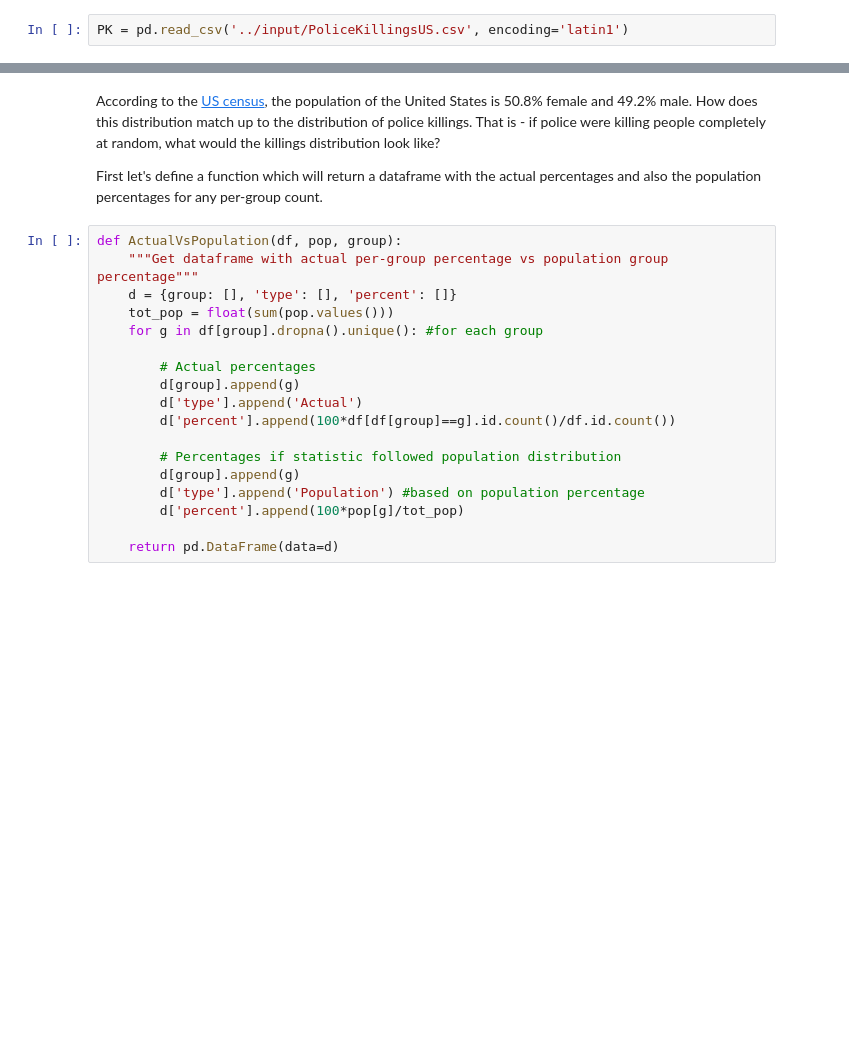
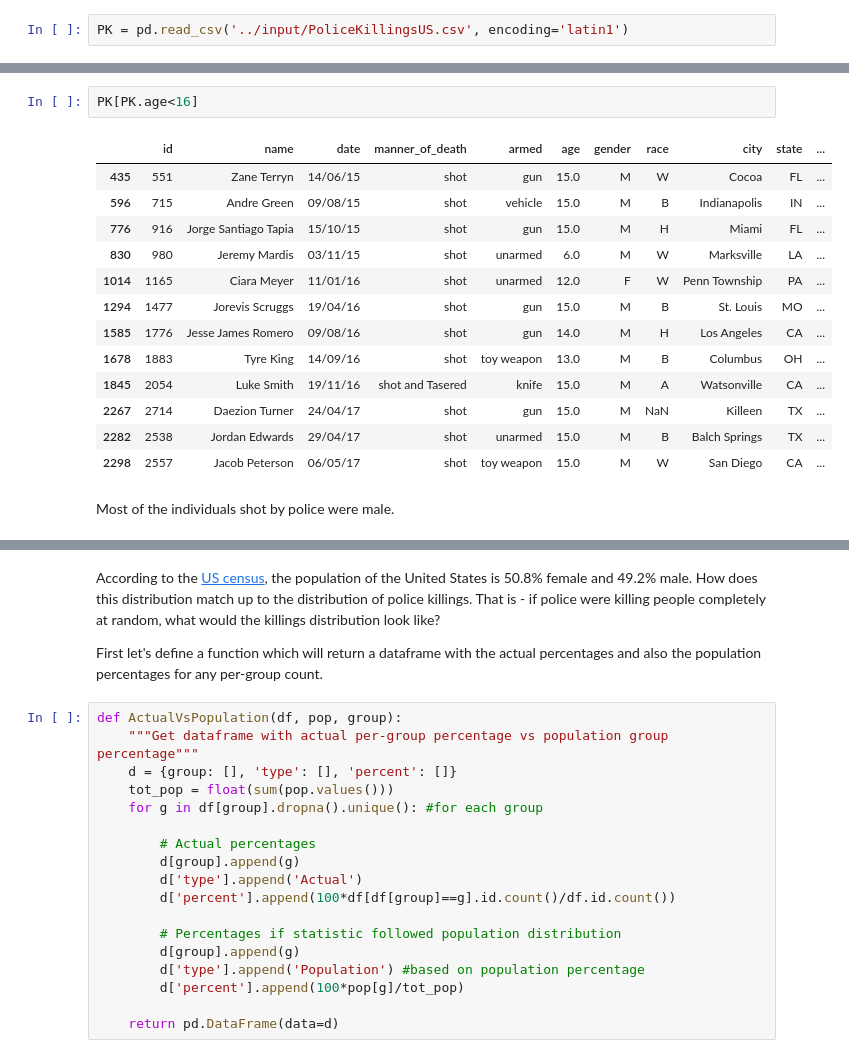
Before and after one commit to brendanhasz/police-shootings-eda, a Jupyter notebook: PoliceShootingsEDA.ipynb, the cells around one changed output, grey strips where cells are left out. Drawn from its saved outputs; the diff is of its cells as text; blank space fills up the shorter version.

Commit message:
finished cumulative poisson plots, and added weapon and age to beginning

```diff
--- a/PoliceShootingsEDA.ipynb
+++ b/PoliceShootingsEDA.ipynb
@@ -35,2 +67,20 @@ PK.sample(n=10)
+# %%
+PK[PK.age<16]
+# %% [output]
+|  | id | name | date | manner_of_death | armed | age | gender | race | city | state | ... |
+| 435 | 551 | Zane Terryn | 14/06/15 | shot | gun | 15.0 | M | W | Cocoa | FL | ... |
+| 596 | 715 | Andre Green | 09/08/15 | shot | vehicle | 15.0 | M | B | Indianapolis | IN | ... |
+| 776 | 916 | Jorge Santiago Tapia | 15/10/15 | shot | gun | 15.0 | M | H | Miami | FL | ... |
+| 830 | 980 | Jeremy Mardis | 03/11/15 | shot | unarmed | 6.0 | M | W | Marksville | LA | ... |
+| 1014 | 1165 | Ciara Meyer | 11/01/16 | shot | unarmed | 12.0 | F | W | Penn Township | PA | ... |
+| 1294 | 1477 | Jorevis Scruggs | 19/04/16 | shot | gun | 15.0 | M | B | St. Louis | MO | ... |
+| 1585 | 1776 | Jesse James Romero | 09/08/16 | shot | gun | 14.0 | M | H | Los Angeles | CA | ... |
+| 1678 | 1883 | Tyre King | 14/09/16 | shot | toy weapon | 13.0 | M | B | Columbus | OH | ... |
+| 1845 | 2054 | Luke Smith | 19/11/16 | shot and Tasered | knife | 15.0 | M | A | Watsonville | CA | ... |
+| 2267 | 2714 | Daezion Turner | 24/04/17 | shot | gun | 15.0 | M | NaN | Killeen | TX | ... |
+| 2282 | 2538 | Jordan Edwards | 29/04/17 | shot | unarmed | 15.0 | M | B | Balch Springs | TX | ... |
+| 2298 | 2557 | Jacob Peterson | 06/05/17 | shot | toy weapon | 15.0 | M | W | San Diego | CA | ... |
+# %% [markdown]
+Most of the individuals shot by police were male.
 # %%
 # Plot police killings by gender
```
Also changed, not shown: parts of 24 cells of this notebook.
